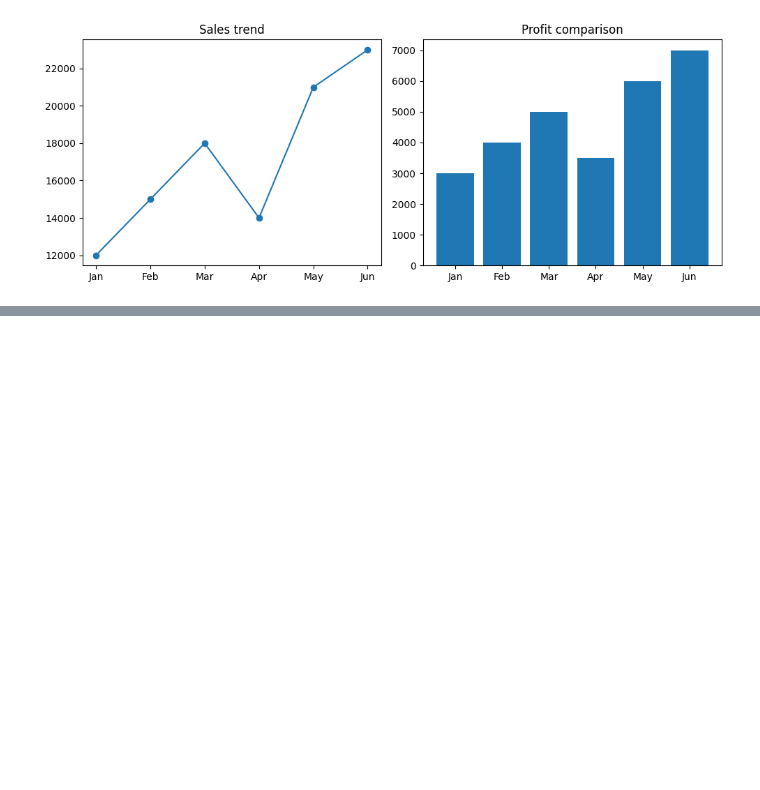
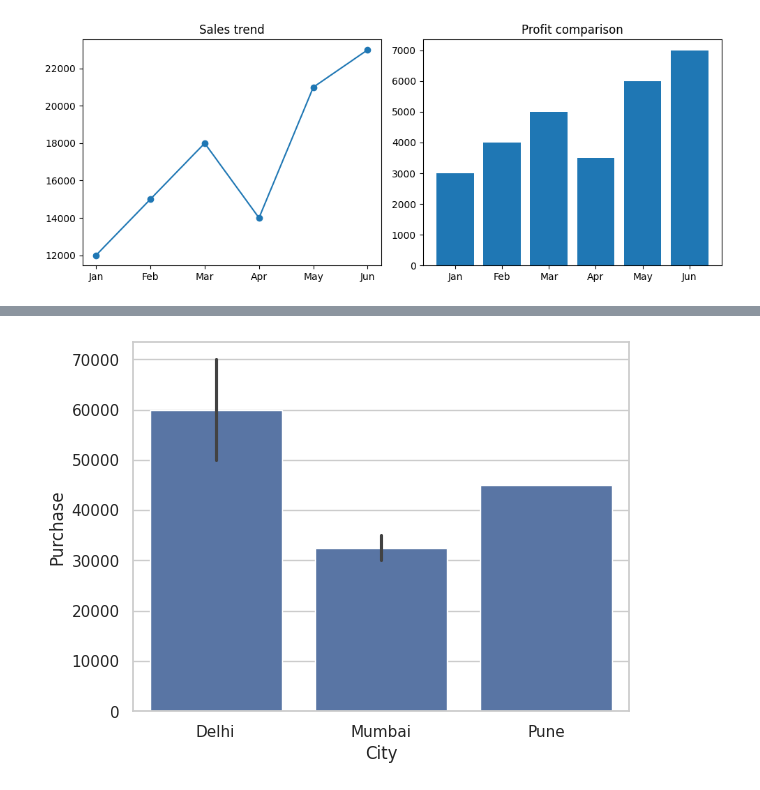
Before and after one commit to Prashantkumartalan43/Exercise, a Jupyter notebook: python_basics_week4.ipynb, the cells around one changed output, grey strips where cells are left out. Saved outputs shown, nothing was run; the diff lists cells and outputs as text; code cells hidden in the pictures; blank space fills up the shorter version.

```diff
--- a/python_basics_week4.ipynb
+++ b/python_basics_week4.ipynb
@@ -309,0 +351,6 @@ plt.show()
+# %%
+sns.set_theme(style="whitegrid")
+sns.barplot(data=df, x="City", y="Purchase")
+plt.show()
+# %% [output]
+[figure, added]
```
Also changed, not shown: parts of 15 cells of this notebook.
